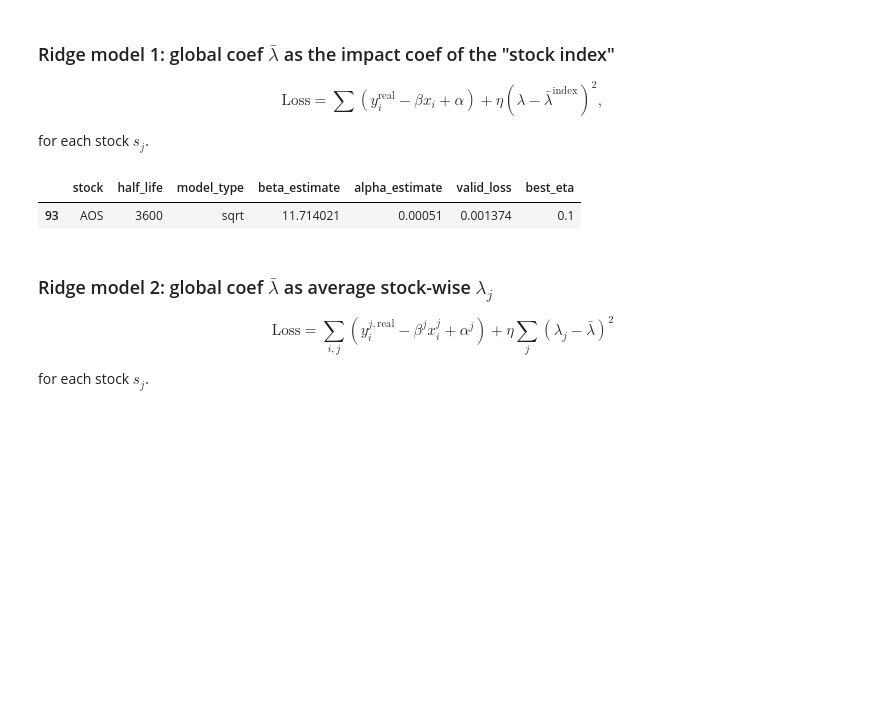
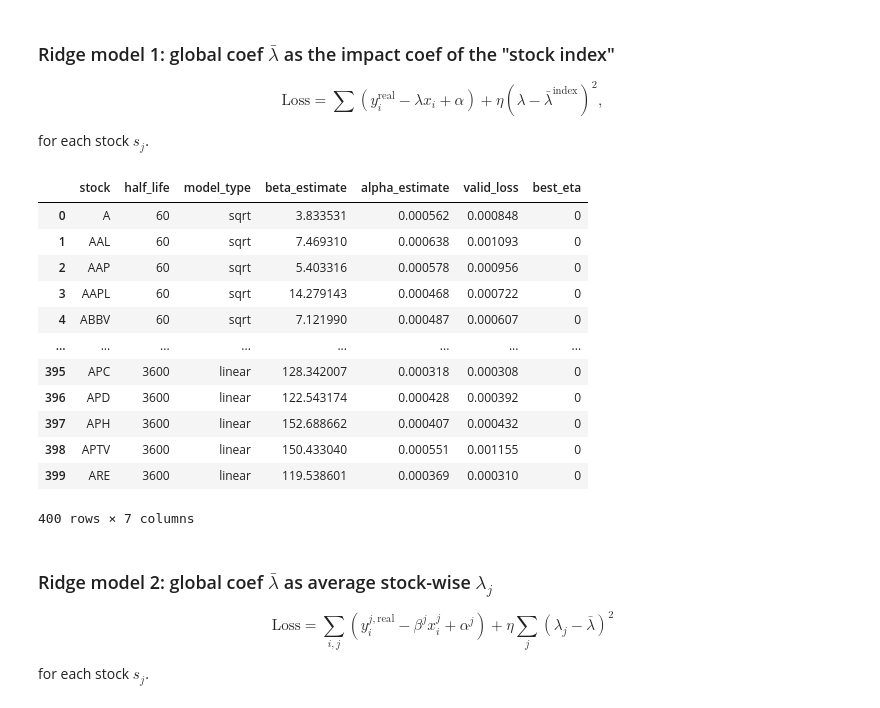
Before and after one commit to kelvin386/QuantTradingProject, a Jupyter notebook: Ridge_toy.ipynb, the cells around one changed output. Drawn from its saved outputs; the diff is of its cells as text; code cells hidden in the pictures; blank space fills up the shorter version.

```diff
--- a/Ridge_toy.ipynb
+++ b/Ridge_toy.ipynb
@@ -40,7 +31,7 @@ reg_summary_naive = IF.regression_result_by_stock(req_stat_df, in_sample_month)
 ### Ridge model 1: global coef $\bar \lambda$ as the impact coef of the "stock index"
 
 $$
-\text{Loss} = \sum (y^{\text{real}}_i - \beta x_i + \alpha) + \eta (\lambda - \bar\lambda^{\text{index}})^2,
+\text{Loss} = \sum (y^{\text{real}}_i - \lambda x_i + \alpha) + \eta (\lambda - \bar\lambda^{\text{index}})^2,
 $$
 
 for each stock $s_j$.
@@ -53,35 +44,53 @@ def loss_function(params, x, y, global_coef, eta):
     return (np.sum(residuals ** 2) + penalty)
 # %%
 in_sample_month = 5
+half_life_list = np.array([60, 300, 900, 3600])
+for model_type in ['sqrt', 'linear']:
+    for half_life in half_life_list:
+        impact_px_df = IF.get_impact_state(traded_volume_df, monthly_scaling_factor, half_life, model_type)
+        req_stat_df = IF.impact_regression_statistics(impact_px_df, explanation_horizon_periods, px_df)
+        req_stat_df = req_stat_df.loc[req_stat_df["y"] >= 1e-4].copy()
+        req_stat_df["date"] = pd.to_datetime(req_stat_df["date"])
+        reg_summary_naive = IF.regression_result_by_stock(req_stat_df, in_sample_month)
+        for stock in stocks:
+            initial_param = reg_summary_naive.loc[stock][["beta_estimate", "alpha_estimate"]].values
+            global_coef = IF.get_index_impact_coef(traded_volume_df, px_df, monthly_scaling_factor,
+                                                half_life, model_type, in_sample_month)
 
-for stock in stocks:
-    initial_param = reg_summary_naive.loc[stock][["beta_estimate", "alpha_estimate"]].values
-    global_coef = IF.get_index_impact_coef(traded_volume_df, px_df, monthly_scaling_factor,
-                                        half_life, model_type, in_sample_month)
+            req_stat_df_in_sample_month = req_stat_df.loc[req_stat_df["date"].dt.month == in_sample_month].copy()\
+                                        .loc[req_stat_df["stock"] == stock]
+            x, y, x_valid, y_valid = IF.train_validation_split(req_stat_df_in_sample_month)
 
-    req_stat_df_in_sample_month = req_stat_df.loc[req_stat_df["date"].dt.month == in_sample_month].copy()\
-                                .loc[req_stat_df["stock"] == stock]
-    x, y, x_valid, y_valid = IF.train_validation_split(req_stat_df_in_sample_month)
+            eta_list = [0, 0.0001, 0.001, 0.01, 0.1, 1, 10, 100]
+            eta_info = IF.eta_info(x, y, x_valid, y_valid, eta_list, initial_param, global_coef, loss_function)
 
-    eta_list = [0, 0.0001, 0.001, 0.01, 0.1, 1, 10, 100]
-    eta_info = IF.eta_info(x, y, x_valid, y_valid, eta_list, initial_param, global_coef, loss_function)
+            best_eta = min(eta_info, key=lambda x: eta_info.get(x)[1])
+            best_param, valid_loss = eta_info[best_eta][0], eta_info[best_eta][1]
 
-    best_eta = min(eta_info, key=lambda x: eta_info.get(x)[1])
-    best_param, valid_loss = eta_info[best_eta][0], eta_info[best_eta][1]
-
-    new_row = pd.DataFrame([[stock, half_life, model_type, best_param[0], best_param[1], valid_loss, best_eta]],
-                           columns=ridge_summary.columns)
-    ridge_summary = pd.concat([ridge_summary, new_row], ignore_index=True)
+            new_row = pd.DataFrame([[stock, half_life, model_type, best_param[0], best_param[1], valid_loss, best_eta]],
+                                columns=ridge_summary.columns)
+            ridge_summary = pd.concat([ridge_summary, new_row], ignore_index=True)
-# %%
-ridge_summary.loc[ridge_summary['best_eta'] != 0]
-# %% [output]
-|  | stock | half_life | model_type | beta_estimate | alpha_estimate | valid_loss | best_eta |
-| 93 | AOS | 3600 | sqrt | 11.714021 | 0.00051 | 0.001374 | 0.1 |
 # %%
 filename = "ridge1_summary.pkl"
 path = "./impact_model_summary/"
 with open(path + filename, 'wb') as f:
     pickle.dump(ridge_summary, f)
+# %%
+ridge_summary
+# %% [output]
+|  | stock | half_life | model_type | beta_estimate | alpha_estimate | valid_loss | best_eta |
+| 0 | A | 60 | sqrt | 3.833531 | 0.000562 | 0.000848 | 0 |
+| 1 | AAL | 60 | sqrt | 7.469310 | 0.000638 | 0.001093 | 0 |
+| 2 | AAP | 60 | sqrt | 5.403316 | 0.000578 | 0.000956 | 0 |
+| 3 | AAPL | 60 | sqrt | 14.279143 | 0.000468 | 0.000722 | 0 |
+| 4 | ABBV | 60 | sqrt | 7.121990 | 0.000487 | 0.000607 | 0 |
+| ... | ... | ... | ... | ... | ... | ... | ... |
+| 395 | APC | 3600 | linear | 128.342007 | 0.000318 | 0.000308 | 0 |
+| 396 | APD | 3600 | linear | 122.543174 | 0.000428 | 0.000392 | 0 |
+| 397 | APH | 3600 | linear | 152.688662 | 0.000407 | 0.000432 | 0 |
+| 398 | APTV | 3600 | linear | 150.433040 | 0.000551 | 0.001155 | 0 |
+| 399 | ARE | 3600 | linear | 119.538601 | 0.000369 | 0.000310 | 0 |
+400 rows × 7 columns
 # %% [markdown]
 ### Ridge model 2: global coef $\bar \lambda$ as average stock-wise $\lambda_j$
 
```
Also changed, not shown: parts of 11 cells of this notebook, 13 other files.
